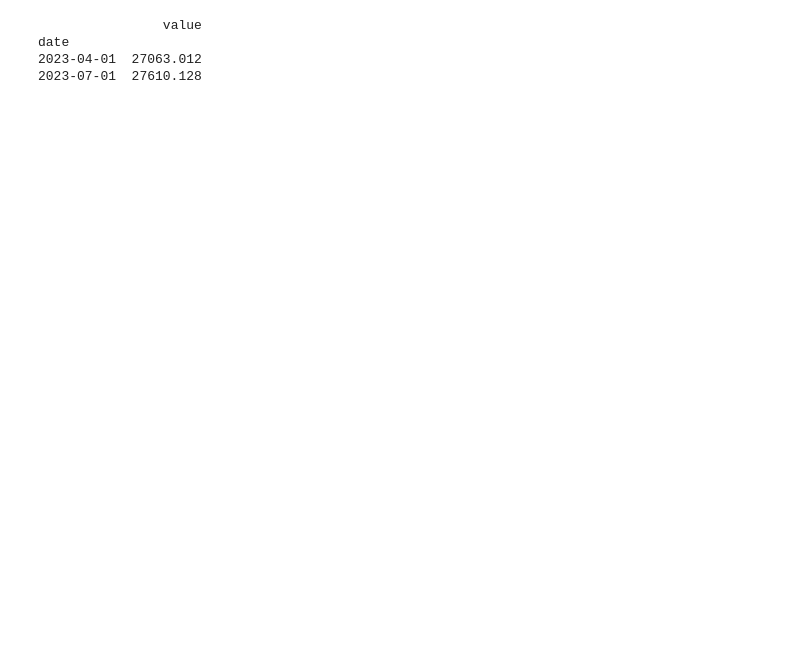
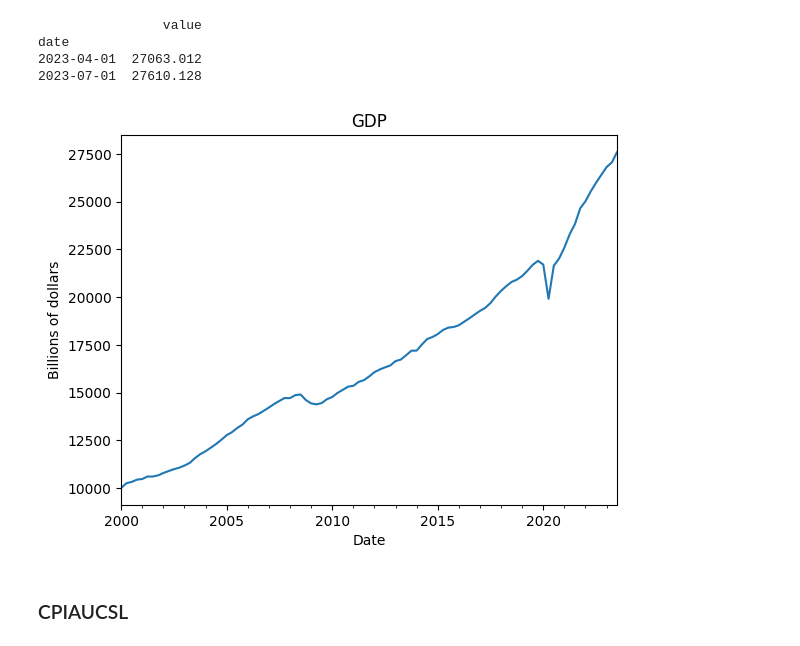
Before and after one commit to andtr-2021/taipy-practices-apps, a Jupyter notebook: fred-api/data-collection.ipynb, the cells around one changed output. Drawn from its saved outputs; the diff is of its cells as text; code cells hidden in the pictures; blank space fills up the shorter version.

Commit message:
done data collection

```diff
--- a/fred-api/data-collection.ipynb
+++ b/fred-api/data-collection.ipynb
@@ -1,22 +15,9 @@
 # %%
-from taipy.gui import Gui
-import requests
-import pandas as pd
-
-api_key = '10644614d71d570b8fb28c49378b7005'
-
-# Define the FRED API endpoint
-base_url = 'https://api.stlouisfed.org/fred/'
-
-# Assign endpoint
-obs_endpoint = 'series/observations'
-
 # Assign parameters
 series_id = 'GDP'
 start_date = '2000-01-01'
 end_date = '2023-07-01'
 ts_frequency = 'q'
-ts_units = 'pc1'
 
 obs_params = {
     'series_id': series_id,
@@ -24,19 +25,23 @@ obs_params = {
     'file_type': 'json',
     'observation_start': start_date,
     'observation_end': end_date,
+    'frequency': ts_frequency
 }
 
 response = requests.get(base_url + obs_endpoint, params=obs_params)
 
 if response.status_code == 200:
     res_data = response.json()
+    print(res_data.keys())
     obs_data = pd.DataFrame(res_data['observations'])
     obs_data['date'] = pd.to_datetime(obs_data['date'])
     obs_data.set_index('date', inplace=True)
-    obs_data['value'] = obs_data['value'].astype(float)
+    if obs_data['value'].dtype == object:
+        print('Converting to numeric')
+    elif obs_data['value'].dtype == float:
+        pass
 else:
     print('Failed to retrieve data. Status code:', response.status_code)
 
-obs_data.drop(['realtime_start', 'realtime_end'], axis=1, inplace=True)
-print(obs_data.head(2))
+print(obs_data.head())
 # %% [output]
@@ -47,3 +70,8 @@ date
+# %%
+for i in obs_data.index:
+    if obs_data.loc[i, 'value'] == '.':
+        obs_data.drop(i, inplace=True)
+obs_data['value'] = obs_data['value'].astype(float)
 # %%
 print(obs_data.tail(2))
 # %% [output]
@@ -53,0 +85,9 @@ date
+# %%
+plot = obs_data.plot(title='GDP', legend=False)
+plot.set_xlabel('Date')
+plot.set_ylabel('Billions of dollars')
+plot.figure.savefig('fred-gdp-q.png')
+# %% [output]
+[figure, added]
+# %% [markdown]
+### CPIAUCSL
```
Also changed, not shown: parts of 9 cells of this notebook, 6 other files.
